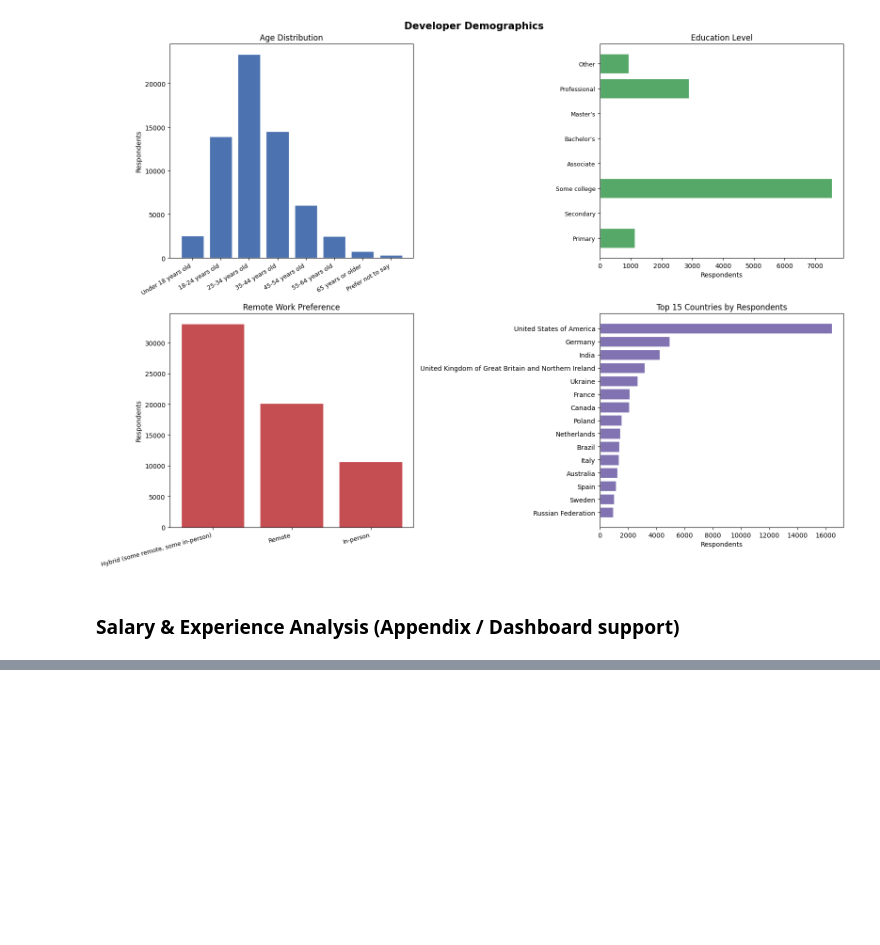
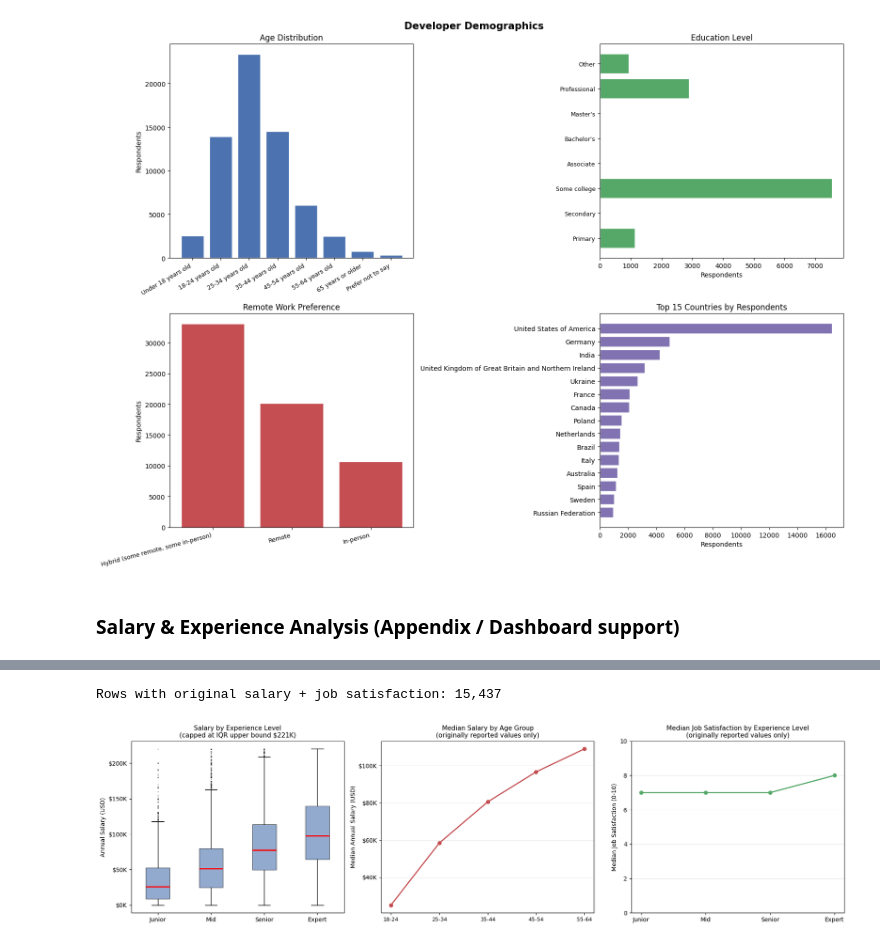
Before and after one commit to adriant25/ibm-data-analyst-capstone, a Jupyter notebook: capstone-project/Capstone_Survey_Analysis.ipynb, the cells around one changed output, grey strips where cells are left out. Cells and saved outputs as stored; diff of their text form; code cells hidden in the pictures; blank space fills up the shorter version.

```diff
--- a/capstone-project/Capstone_Survey_Analysis.ipynb
+++ b/capstone-project/Capstone_Survey_Analysis.ipynb
@@ -772,0 +728,66 @@ plt.show()
+# %%
+# -- Use original non-imputed values from SQLite (same approach as Step 7) ---
+# Imputation set ~64% of salary and ~55% of JobSat to their medians,
+# making every group median identical. Original values give real variation.
+conn = sqlite3.connect(DB_FILE)
+orig = pd.read_sql_query(
+    f"SELECT ResponseId, ConvertedCompYearly AS SalaryOrig, JobSat AS JobSatOrig "
+    f"FROM {TABLE_NAME} "
+    f"WHERE ConvertedCompYearly IS NOT NULL AND JobSat IS NOT NULL",
+    conn
+)
+conn.close()
+
+# Merge with df_clean to get ExperienceLevel and Age for each row
+orig = orig.merge(df_clean[['ResponseId', 'ExperienceLevel', 'Age']], on='ResponseId', how='inner')
+print(f'Rows with original salary + job satisfaction: {len(orig):,}')
+
+# Cap salary at IQR upper bound from Step 7 — removes extreme outliers from box plot
+SALARY_CAP = 220_861
+orig_capped = orig[orig['SalaryOrig'] <= SALARY_CAP]
+
+exp_order = ['Junior', 'Mid', 'Senior', 'Expert']
+age_order  = ['18-24 years old','25-34 years old','35-44 years old',
+              '45-54 years old','55-64 years old']
+
+fig, axes = plt.subplots(1, 3, figsize=(18, 5))
+
+# Box plot: salary by experience level — capped at IQR upper bound
+data_by_exp = [orig_capped.loc[orig_capped['ExperienceLevel'] == lvl, 'SalaryOrig'].values
+               for lvl in exp_order]
+axes[0].boxplot(data_by_exp, tick_labels=exp_order, patch_artist=True,
+                boxprops=dict(facecolor='#4C72B0', alpha=0.6),
+                medianprops=dict(color='red', linewidth=2),
+                flierprops=dict(marker='.', markersize=2, alpha=0.3))
+axes[0].set_title('Salary by Experience Level\n(capped at IQR upper bound $221K)', fontsize=11)
+axes[0].set_ylabel('Annual Salary (USD)')
+axes[0].yaxis.set_major_formatter(plt.FuncFormatter(lambda x, _: f'${x/1e3:.0f}K'))
+
+# Line chart: median salary by age group (original reported values only)
+age_salary = (orig_capped.groupby('Age')['SalaryOrig']
+              .median()
+              .reindex(age_order)
+              .dropna())
+axes[1].plot(range(len(age_salary)), age_salary.values, marker='o', color='#C44E52', linewidth=2)
+axes[1].set_xticks(range(len(age_salary)))
+axes[1].set_xticklabels(['18-24','25-34','35-44','45-54','55-64'], fontsize=9)
+axes[1].set_title('Median Salary by Age Group\n(originally reported values only)', fontsize=11)
+axes[1].set_ylabel('Median Annual Salary (USD)')
+axes[1].yaxis.set_major_formatter(plt.FuncFormatter(lambda x, _: f'${x/1e3:.0f}K'))
+axes[1].grid(axis='y', alpha=0.3)
+
+# Line chart: median job satisfaction by experience level (original values)
+jobsat_by_exp = (orig.groupby('ExperienceLevel')['JobSatOrig']
+                 .median()
+                 .reindex(exp_order))
+axes[2].plot(exp_order, jobsat_by_exp.values, marker='o', color='#55A868', linewidth=2)
+axes[2].set_title('Median Job Satisfaction by Experience Level\n(originally reported values only)', fontsize=11)
+axes[2].set_ylabel('Median Job Satisfaction (0-10)')
+axes[2].set_ylim(0, 10)
+axes[2].grid(axis='y', alpha=0.3)
+
+plt.tight_layout()
+plt.show()
+# %% [output]
+Rows with original salary + job satisfaction: 15,437
+[figure, added]
```
Also changed, not shown: parts of 2 cells of this notebook.
